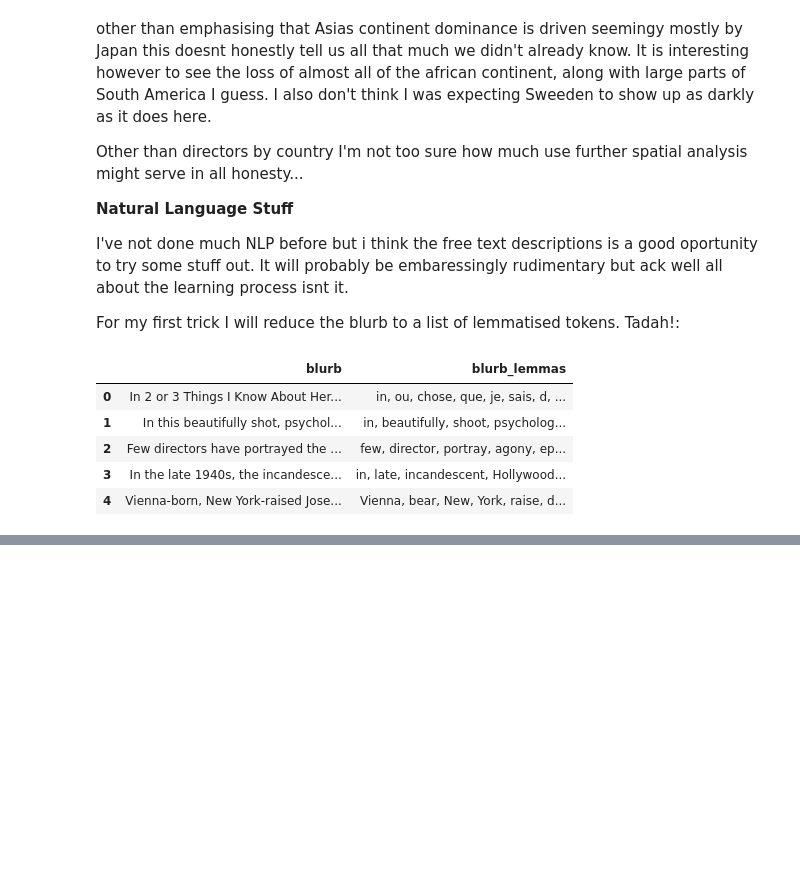
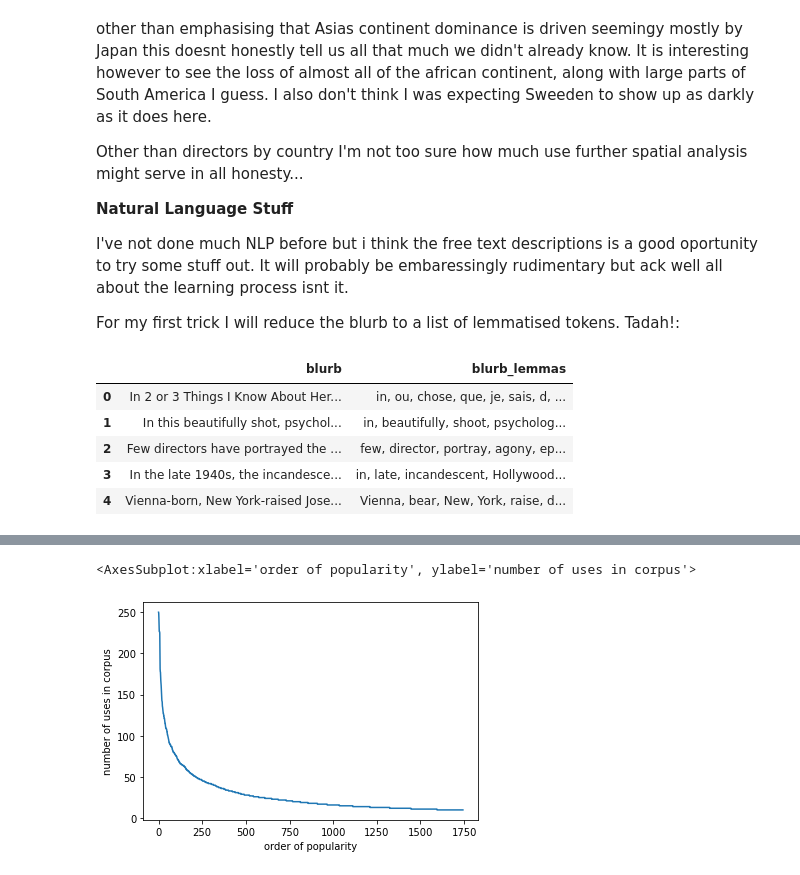
Before and after one commit to JohnStokes228/movie_eda, a Jupyter notebook: initial_eda.ipynb, the cells around one changed output, grey strips where cells are left out. Saved outputs shown, nothing was run; the diff lists cells and outputs as text; code cells hidden in the pictures; blank space fills up the shorter version.

Commit message:
began work on the lemmas, presumably did something in initial setup but cant remember what

```diff
--- a/initial_eda.ipynb
+++ b/initial_eda.ipynb
@@ -291,0 +294,15 @@ It migth be cool to also get a feel for how the films are linked using words - m
+# %%
+all_lemmas = df.blurb_lemmas.tolist()
+all_lemmas = ', '.join(all_lemmas).split(',')
+all_lemmas = [lemma.strip().lower() for lemma in all_lemmas
+             if lemma not in stop_words]
+
+lemma_counts = {}
+
+for lemma in list(set(all_lemmas)):
+    lemma_counts[lemma] = all_lemmas.count(lemma)
+
+lemma_counts = pd.DataFrame(lemma_counts.items())
+lemma_counts.columns = ['lemma', 'count']
+
+lemma_counts.describe()
@@ -291,0 +324,3 @@ It migth be cool to also get a feel for how the films are linked using words - m
+# %%
+lemma_counts.sort_values(by='count', ascending=False, inplace=True)
+lemma_counts.head(5)
@@ -291,0 +342,14 @@ It migth be cool to also get a feel for how the films are linked using words - m
+# %%
+most_common_words = tuple(open('data/most_common_words.txt', 'r'))  # random list I found online, seems legit though
+most_common_words = [word.replace('\n', '') for word in most_common_words]
+
+lemma_counts = lemma_counts[~lemma_counts['lemma'].isin(most_common_words)]
+lemma_counts = lemma_counts[lemma_counts['count'].between(10, 250)]
+
+lemma_counts.reset_index().plot.line(y='count',
+                                     xlabel='order of popularity',
+                                     ylabel='number of uses in corpus',
+                                     legend=False)
+# %% [output]
+<AxesSubplot:xlabel='order of popularity', ylabel='number of uses in corpus'>
+[figure, added]
```
Also changed, not shown: parts of 7 cells of this notebook, 3 other files.
